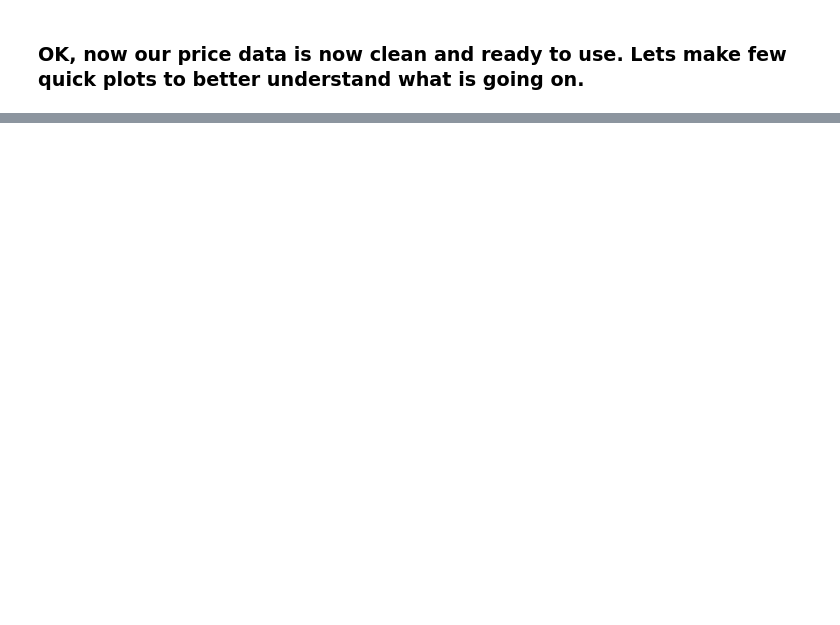
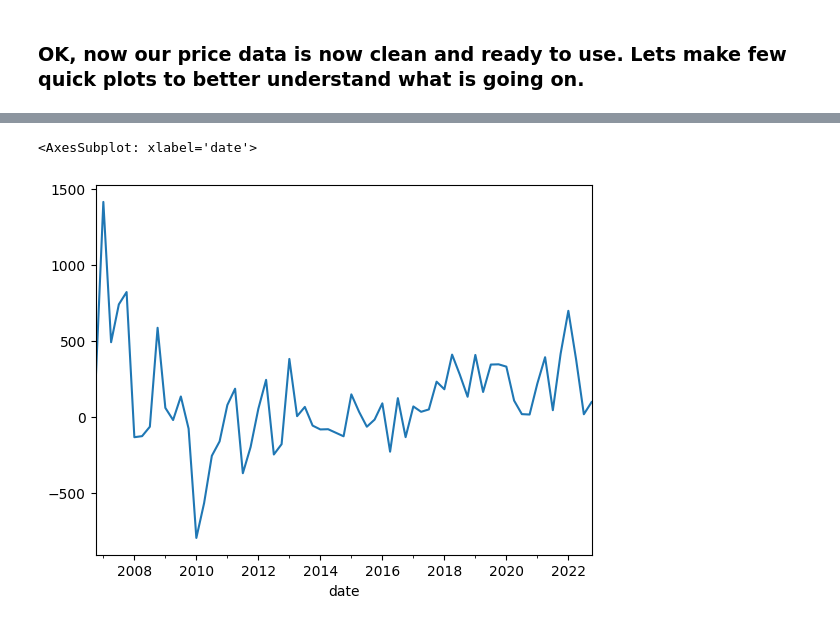
Before and after one commit to tomczykart/housing-market-prediction, a Jupyter notebook: notebooks/housing_prices.ipynb, the cells around one changed output, grey strips where cells are left out. Saved outputs shown, nothing was run; the diff lists cells and outputs as text; code cells hidden in the pictures; blank space fills up the shorter version.

```diff
--- a/notebooks/housing_prices.ipynb
+++ b/notebooks/housing_prices.ipynb
@@ -149,0 +251,3 @@ Text(0.5, 1.0, 'Offer prices for new flats in Poland')
+# %%
+df_rel = df - df.shift()
+df_rel
@@ -149,0 +269,6 @@ Text(0.5, 1.0, 'Offer prices for new flats in Poland')
+# %%
+df_rel = df_rel.dropna(axis=0)
+df_rel['Warszawa'].plot()
+# %% [output]
+<AxesSubplot: xlabel='date'>
+[figure, added]
```
Also changed, not shown: parts of 20 cells of this notebook.
